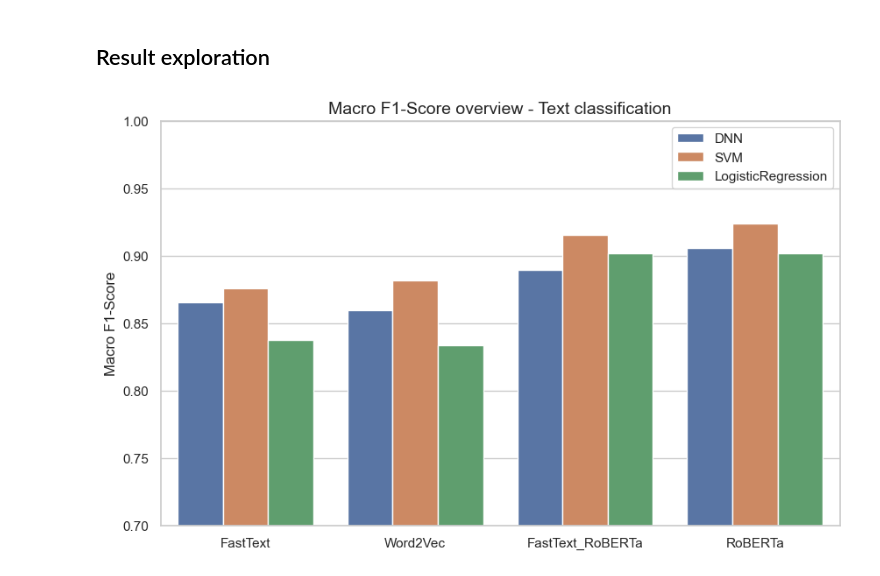
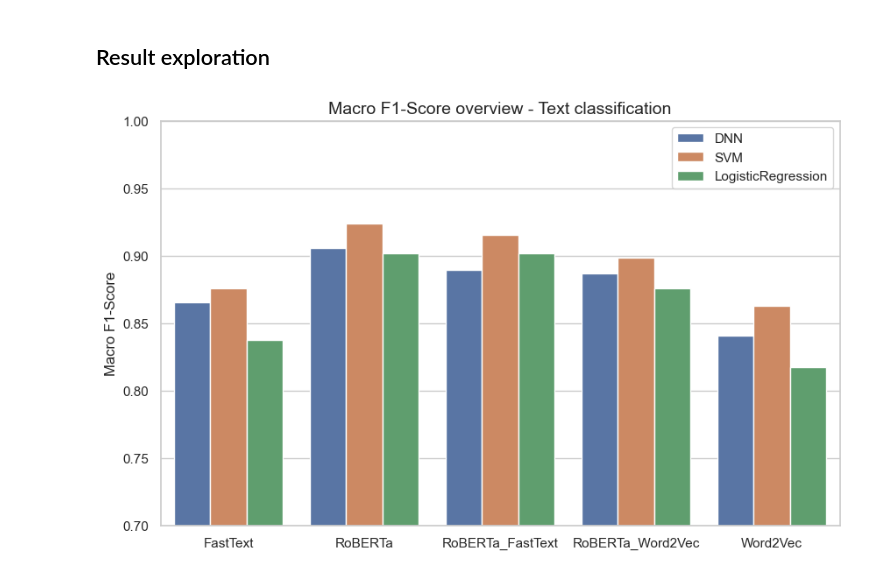
Before and after one commit to valevil27/SatiSPeech-2025, a Jupyter notebook: exploration.ipynb, the cells around one changed output. Drawn from its saved outputs; the diff is of its cells as text; code cells hidden in the pictures.

Commit message:
add - more exploration, mainly combination models

```diff
--- a/exploration.ipynb
+++ b/exploration.ipynb
@@ -218,7 +218,7 @@ beautify_map = {
     "fasttext": "FastText",
     "word2vec": "Word2Vec",
     "hubert": "HuBERT",
-    "wav2vec2": "Wav2Vec2",
+    "w2v2": "Wav2Vec2",
     "cls": "CLS",
     "mean": "Mean",
     "mfcc": "MFCC",
@@ -242,8 +242,8 @@ class Result:
         name: str
         type = filepath.parent.name
         if type == "combi":
-            name = "_".join(filepath.stem.split("_")[:-1])
-            fusion = filepath.stem.split("_")[-1]
+            name = "+".join(filepath.stem.split("+")[:-1])
+            fusion = filepath.stem.split("+")[-1]
         else:
             name = filepath.stem
             fusion = None
@@ -271,36 +300,12 @@ class Result:
 combi = Result.get_df(Result.from_dir(Path("results/combi")))
 audio = Result.get_df(Result.from_dir(Path("results/audio")))
 text = Result.get_df(Result.from_dir(Path("results/text")))
-# %%
-def plot_f1_overview(
-    df: pd.DataFrame,
-    title: Optional[str] = None,
-    save_path: Optional[Path] = None,
-):
-    plt.figure(figsize=(10, 6))
-    sns.barplot(
-        df,
-        x="name",
-        y="f1score",
-        hue="model",
-    )
-    plt.ylim(0.7, 1)
-    plt.ylabel("Macro F1-Score")
-    plt.xlabel("")
-    title_str = "Macro F1-Score overview"
-    if title:
-        title_str += " - " + title
-    plt.title(title_str, fontsize=14)
-    plt.legend(title="")
-    if save_path:
-        save_path.parent.mkdir(parents=True, exist_ok=True)
-        plt.savefig(save_path, dpi=300)
-    plt.show()
 # %%
-plot_f1_overview(
-    text[text.model != "RandomForest"],
-    "Text classification",
-    Path("./figures/text_f1_overview.png")
+plot = plot_f1_overview(
+    text[text.model != "RandomForest"].sort_values("name"),
+    "Macro F1-Score overview - Text classification",
 )
+plt.savefig("./WorkingNotes/figures/mono_text.png", dpi=300)
+plt.show()
 # %% [output]
-[figure, old version]
+[figure, new version]
```
Also changed, not shown: parts of 14 cells of this notebook, 1 other file.
